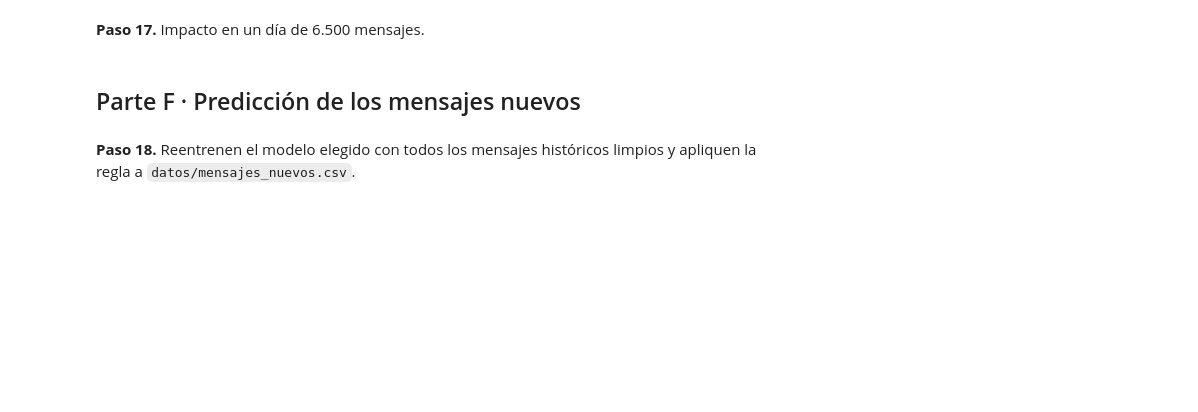
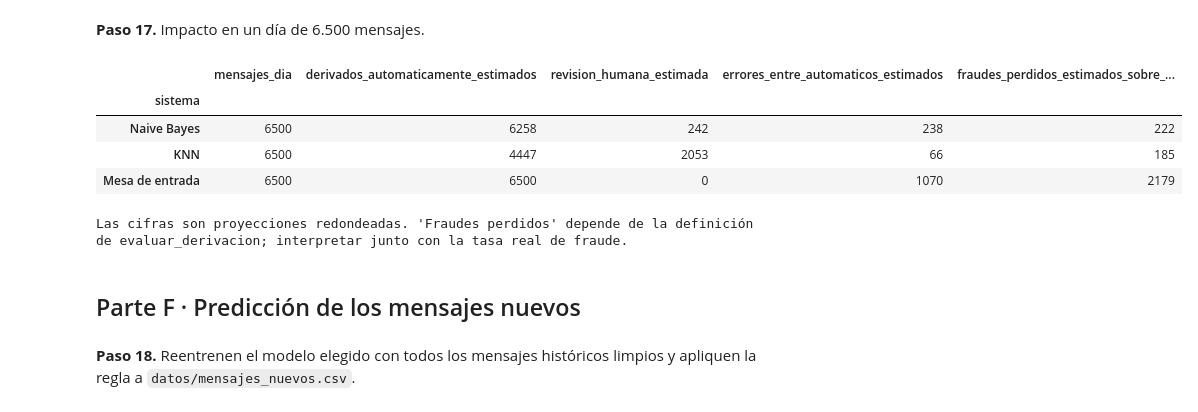
Before and after one commit to TomyGamG/Cauce_una_billetera_virtual_-Naive_Bayes-, a Jupyter notebook: caso1_cauce.ipynb, the cells around one changed output. Drawn from its saved outputs; the diff is of its cells as text; code cells hidden in the pictures; blank space fills up the shorter version.

```diff
--- a/caso1_cauce.ipynb
+++ b/caso1_cauce.ipynb
@@ -570,3 +607,31 @@ Real vs destino (proporción por fila; revision_humana = la revisa una persona):
+# %%
+N_DIA = 6500
+metricas_dia = []
+for nombre in ["Naive Bayes", "KNN", "Mesa de entrada"]:
+    if nombre not in tabla.index:
+        continue
+    r = tabla.loc[nombre]
+    cobertura = float(r.get("cobertura", np.nan))
+    exactitud = float(r.get("exactitud_automatica", np.nan))
+    fraude_perdido = float(r.get("fraude_perdido", np.nan))
+    metricas_dia.append({
+        "sistema": nombre,
+        "mensajes_dia": N_DIA,
+        "derivados_automaticamente_estimados": round(N_DIA * cobertura),
+        "revision_humana_estimada": round(N_DIA * (1 - cobertura)),
+        "errores_entre_automaticos_estimados": round(N_DIA * cobertura * (1 - exactitud)),
+        "fraudes_perdidos_estimados_sobre_total": round(N_DIA * fraude_perdido)
+    })
+impacto_dia = pd.DataFrame(metricas_dia).set_index("sistema")
+display(impacto_dia)
+print("Las cifras son proyecciones redondeadas. 'Fraudes perdidos' depende de la definición de evaluar_derivacion; interpretar junto con la tasa real de fraude.")
+# %% [output]
+|  | mensajes_dia | derivados_automaticamente_estimados | revision_humana_estimada | errores_entre_automaticos_estimados | fraudes_perdidos_estimados_sobre_... |
+| sistema |  |  |  |  |  |
+| Naive Bayes | 6500 | 6258 | 242 | 238 | 222 |
+| KNN | 6500 | 4447 | 2053 | 66 | 185 |
+| Mesa de entrada | 6500 | 6500 | 0 | 1070 | 2179 |
+Las cifras son proyecciones redondeadas. 'Fraudes perdidos' depende de la definición de evaluar_derivacion; interpretar junto con la tasa real de fraude.
 # %% [markdown]
 ## Parte F · Predicción de los mensajes nuevos
 # %% [markdown]
```
Also changed, not shown: parts of 27 cells of this notebook, 2 other files.
